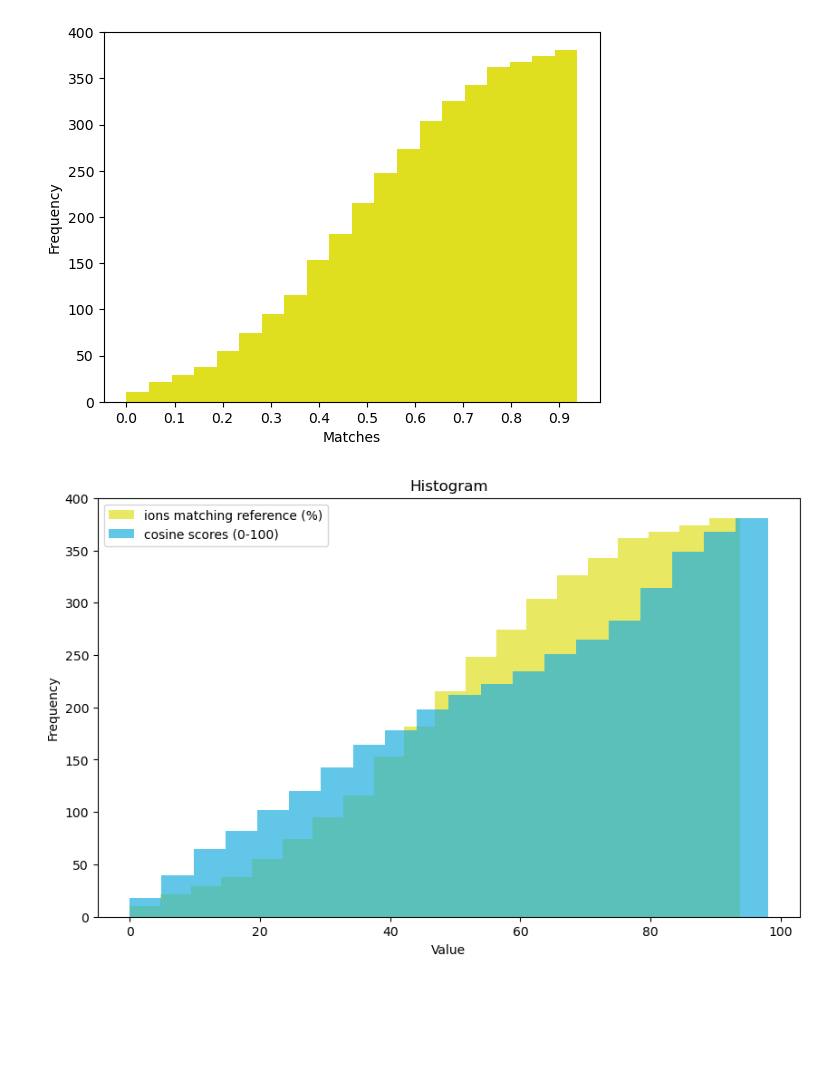
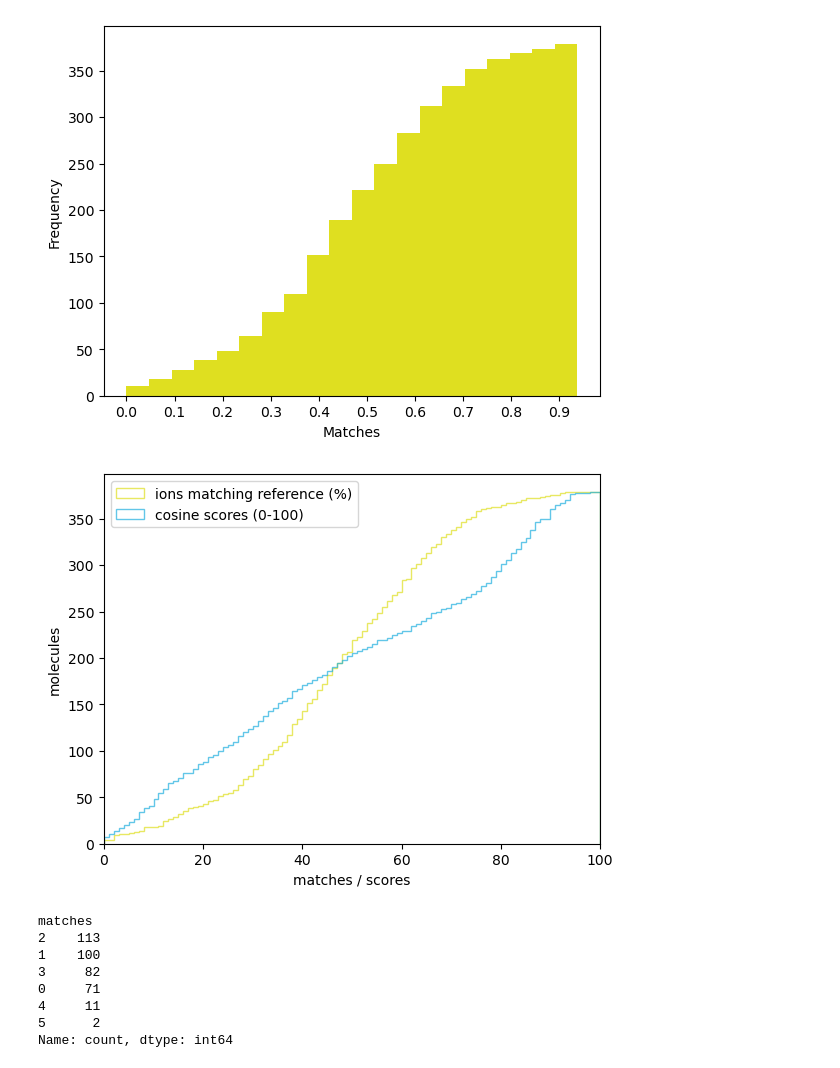
Before and after one commit to RECETOX/ei_spectra_predictions, a Jupyter notebook: analysis/Python_scripts/histograms.ipynb, the cells around one changed output. Cells and saved outputs as stored; diff of their text form; code cells hidden in the pictures; blank space fills up the shorter version.

Commit message:
small updates to plots

```diff
--- a/analysis/Python_scripts/histograms.ipynb
+++ b/analysis/Python_scripts/histograms.ipynb
@@ -6,6 +6,8 @@ from matplotlib import pyplot as plt
 from utils import *
 from plotting import *
 # %%
-matchms_scores = pd.read_csv("../data/output_matching/matchms/matchms_tol_0.01_1%I_all_peaks_with_0s_only_matching.tsv", sep="\t")
+matchms_scores = pd.read_csv("../data/output_matching/matchms/matchms_tol_0.0035_1%I_all_peaks_with_0s_only_matching.tsv", sep="\t")
+matchms_scores.rename(columns={'CosineHungarian_0.0035_0.0_1.0_scores': 'scores'}, inplace=True)
+matchms_scores.rename(columns={'CosineHungarian_0.0035_0.0_1.0_matches': 'matches'}, inplace=True)
 matchms_scores = append_classes(matchms_scores, 'query')
 merged = append_spectrum_metadata(matchms_scores)
@@ -37,25 +21,25 @@ plt.show()
 # %%
-matches_normalized = merged['CosineHungarian_0.01_0.0_1.0_matches'] / merged['n_peaks_reference']
+matches_normalized = merged['matches'] / merged['n_peaks_reference']
 plt.hist(matches_normalized, bins=20,color='#dfdf20', cumulative=True)
 plt.xticks(np.arange(0, 1, 0.1))
 plt.xlabel('Matches')
 plt.ylabel('Frequency')
 plt.show()
 # %% [output]
-[figure, old version]
+[figure, new version]
 # %%
-plt.figure(figsize=(10, 6))
+#plt.figure(figsize=(10, 6))
 
 # Plot histogram of matches
-plt.hist(matches_normalized * 100, bins=20, color='#dfdf20', alpha=0.7, label='ions matching reference (%)', cumulative=True)
+plt.hist(matches_normalized * 100, range=[0,100], bins=100, color='#dfdf20', alpha=0.7, label='ions matching reference (%)', cumulative=True, histtype="step")
 
 # Plot histogram of scores
-plt.hist(merged['CosineHungarian_0.01_0.0_1.0_scores'] * 100, bins=20, color='#20afdf', alpha=0.7, label='cosine scores (0-100)', cumulative=True)
+plt.hist(merged['scores'] * 100, range=[0,100], bins=100, color='#20afdf', alpha=0.7, label='cosine scores (0-100)', cumulative=True, histtype="step")
 
-plt.xlabel('Value')
-plt.ylabel('Frequency')
-plt.title('Histogram')
+plt.xlabel('matches / scores')
+plt.ylabel('molecules')
+plt.xlim(0, 100)
 plt.legend()
 plt.show()
 # %% [output]
-[figure, old version]
+[figure, new version]
@@ -61,0 +52,11 @@ plt.show()
+# %%
+merged_top5['matches'].value_counts()
+# %% [output]
+matches
+2    113
+1    100
+3     82
+0     71
+4     11
+5      2
+Name: count, dtype: int64
```
Also changed, not shown: parts of 7 cells of this notebook, 3 other files.
